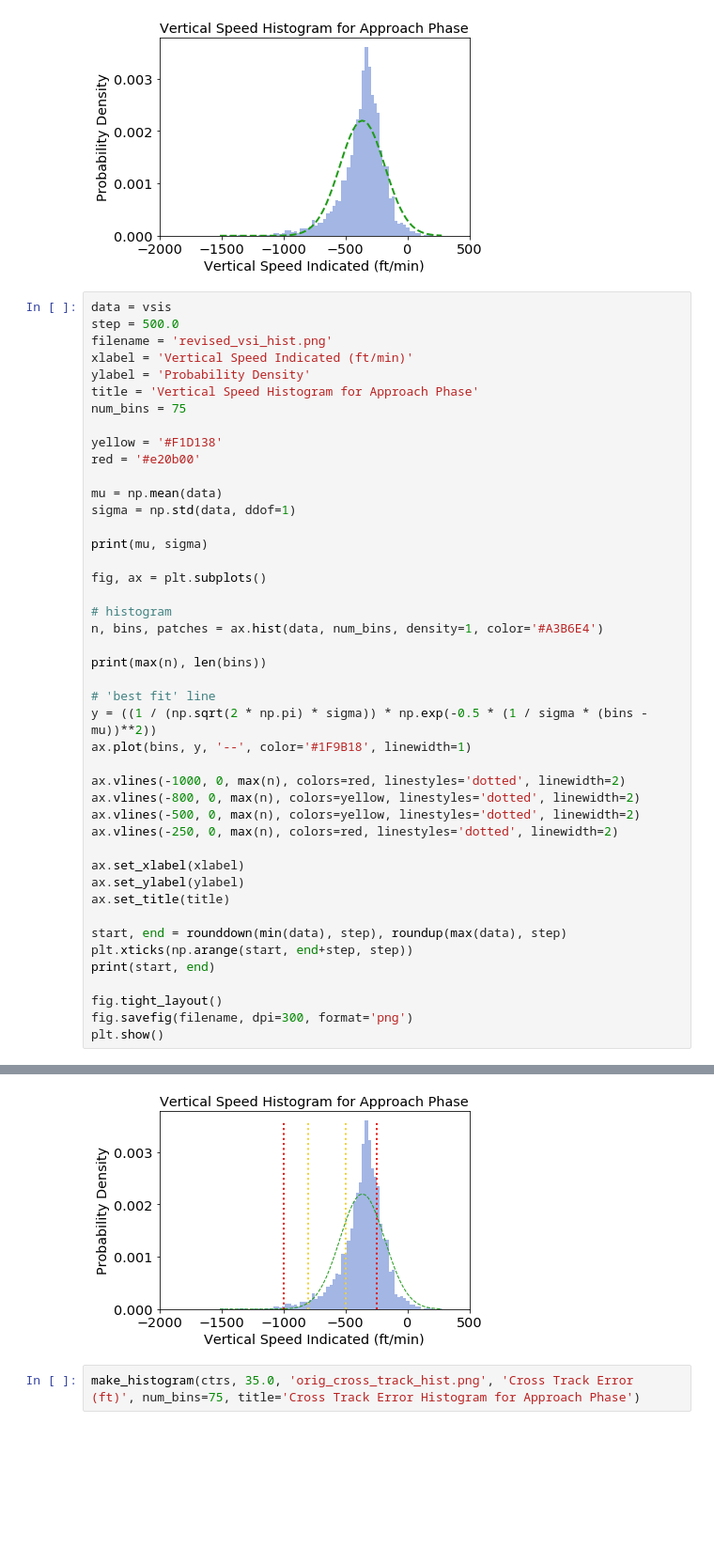
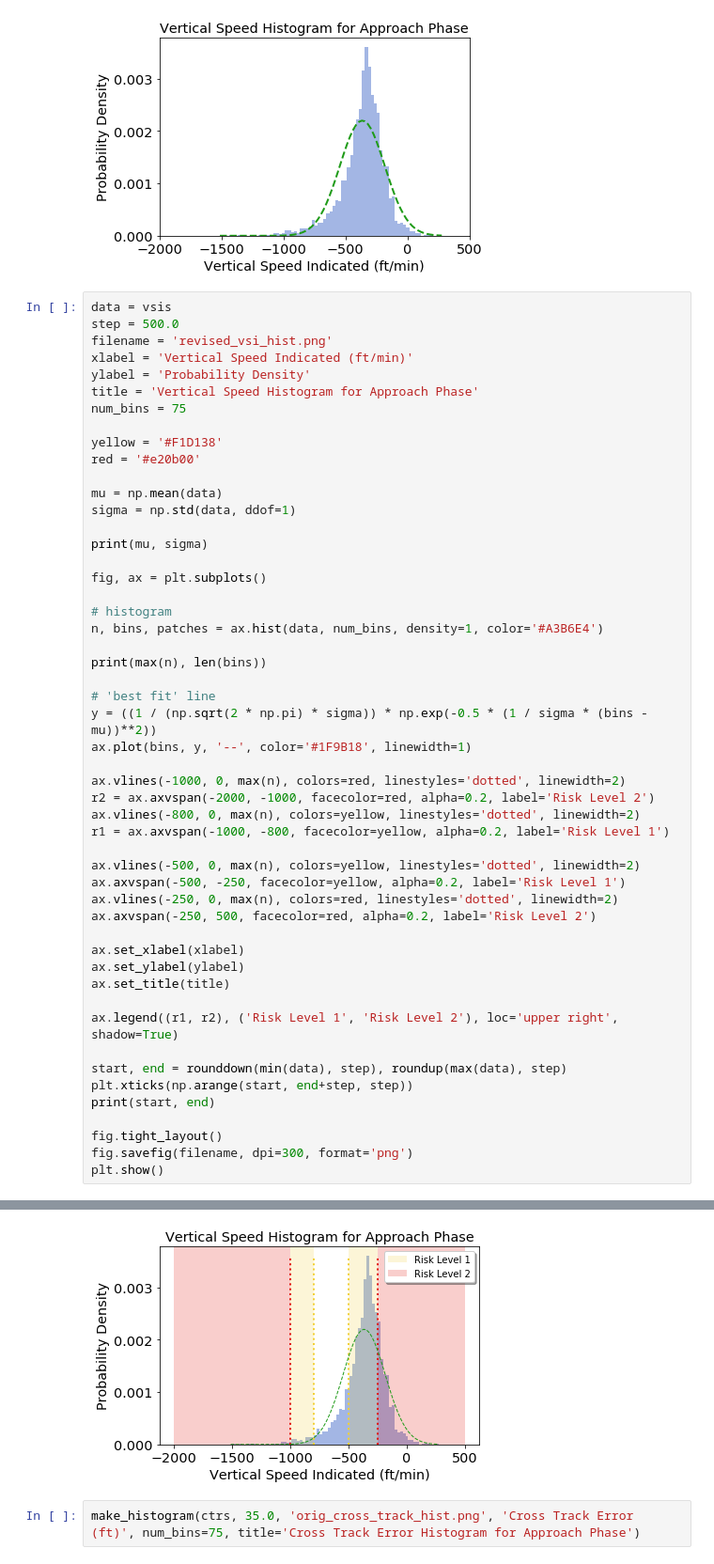
Before and after one commit to KeltonKarboviak/ngafid_cpat, a Jupyter notebook: graphs.ipynb, the cells around one changed output, grey strips where cells are left out. Shown at 94% size. Drawn from its saved outputs; the diff is of its cells as text; blank space fills up the shorter version.

```diff
--- a/graphs.ipynb
+++ b/graphs.ipynb
@@ -215,34 +221,41 @@ fig, ax = plt.subplots()
 
 # histogram
 n, bins, patches = ax.hist(data, num_bins, density=1, color='#A3B6E4')
 
 print(max(n), len(bins))
 
 # 'best fit' line
 y = ((1 / (np.sqrt(2 * np.pi) * sigma)) * np.exp(-0.5 * (1 / sigma * (bins - mu))**2))
 ax.plot(bins, y, '--', color='#1F9B18', linewidth=1)
 
 ax.vlines(-1000, 0, max(n), colors=red, linestyles='dotted', linewidth=2)
+r2 = ax.axvspan(-2000, -1000, facecolor=red, alpha=0.2, label='Risk Level 2')
 ax.vlines(-800, 0, max(n), colors=yellow, linestyles='dotted', linewidth=2)
+r1 = ax.axvspan(-1000, -800, facecolor=yellow, alpha=0.2, label='Risk Level 1')
+
 ax.vlines(-500, 0, max(n), colors=yellow, linestyles='dotted', linewidth=2)
+ax.axvspan(-500, -250, facecolor=yellow, alpha=0.2, label='Risk Level 1')
 ax.vlines(-250, 0, max(n), colors=red, linestyles='dotted', linewidth=2)
+ax.axvspan(-250, 500, facecolor=red, alpha=0.2, label='Risk Level 2')
 
 ax.set_xlabel(xlabel)
 ax.set_ylabel(ylabel)
 ax.set_title(title)
+
+ax.legend((r1, r2), ('Risk Level 1', 'Risk Level 2'), loc='upper right', shadow=True)
 
 start, end = rounddown(min(data), step), roundup(max(data), step)
 plt.xticks(np.arange(start, end+step, step))
 print(start, end)
 
 fig.tight_layout()
 fig.savefig(filename, dpi=300, format='png')
 plt.show()
 # %% [output]
 -364.52825079030555 181.20961137418584
 0.003600732623173619 76
 -2000.0 500.0
-[figure, old version]
+[figure, new version]
 # %%
 make_histogram(ctrs, 35.0, 'orig_cross_track_hist.png', 'Cross Track Error (ft)', num_bins=75, title='Cross Track Error Histogram for Approach Phase')
 # %% [output]
```
Also changed, not shown: parts of 4 cells of this notebook.
